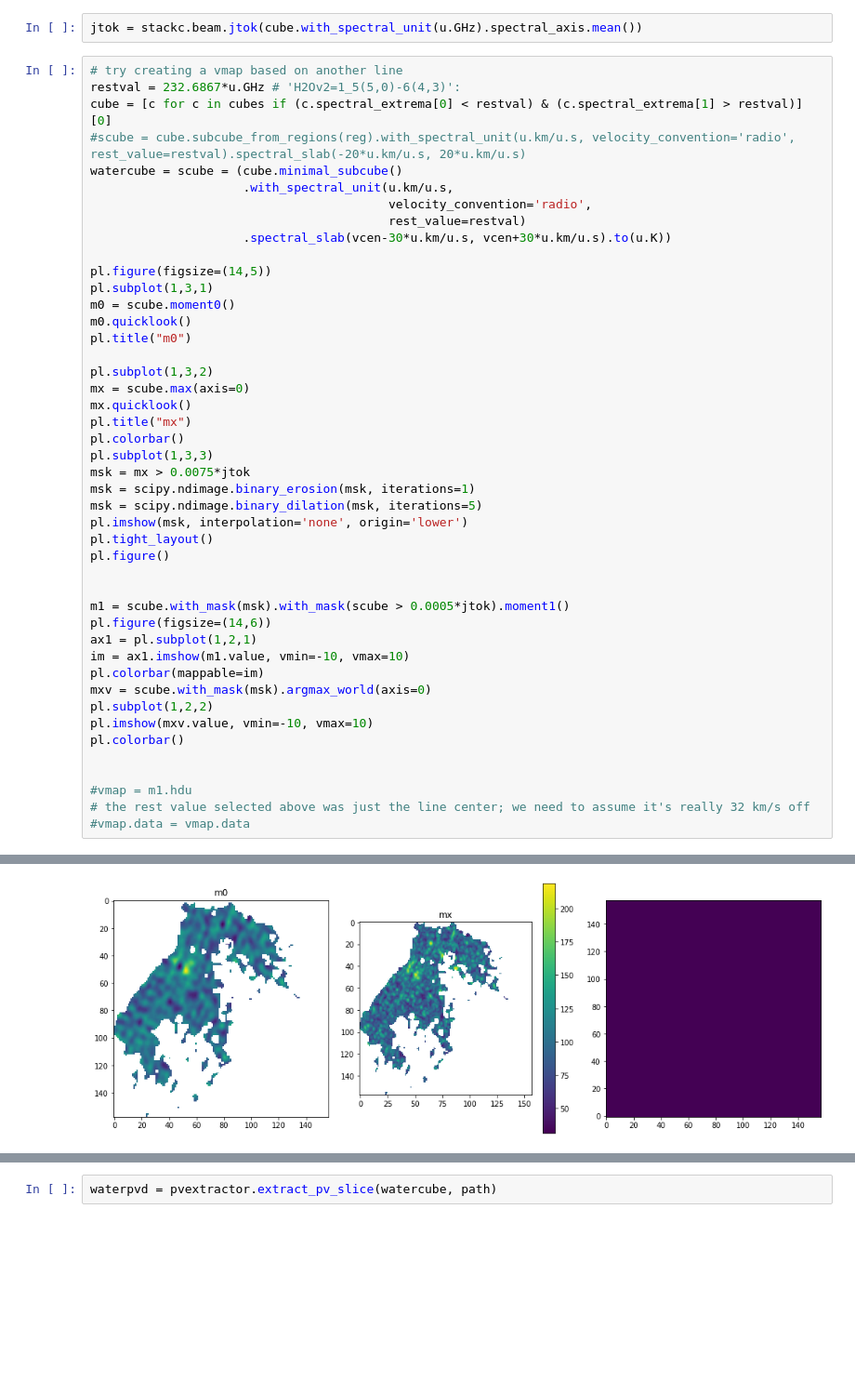
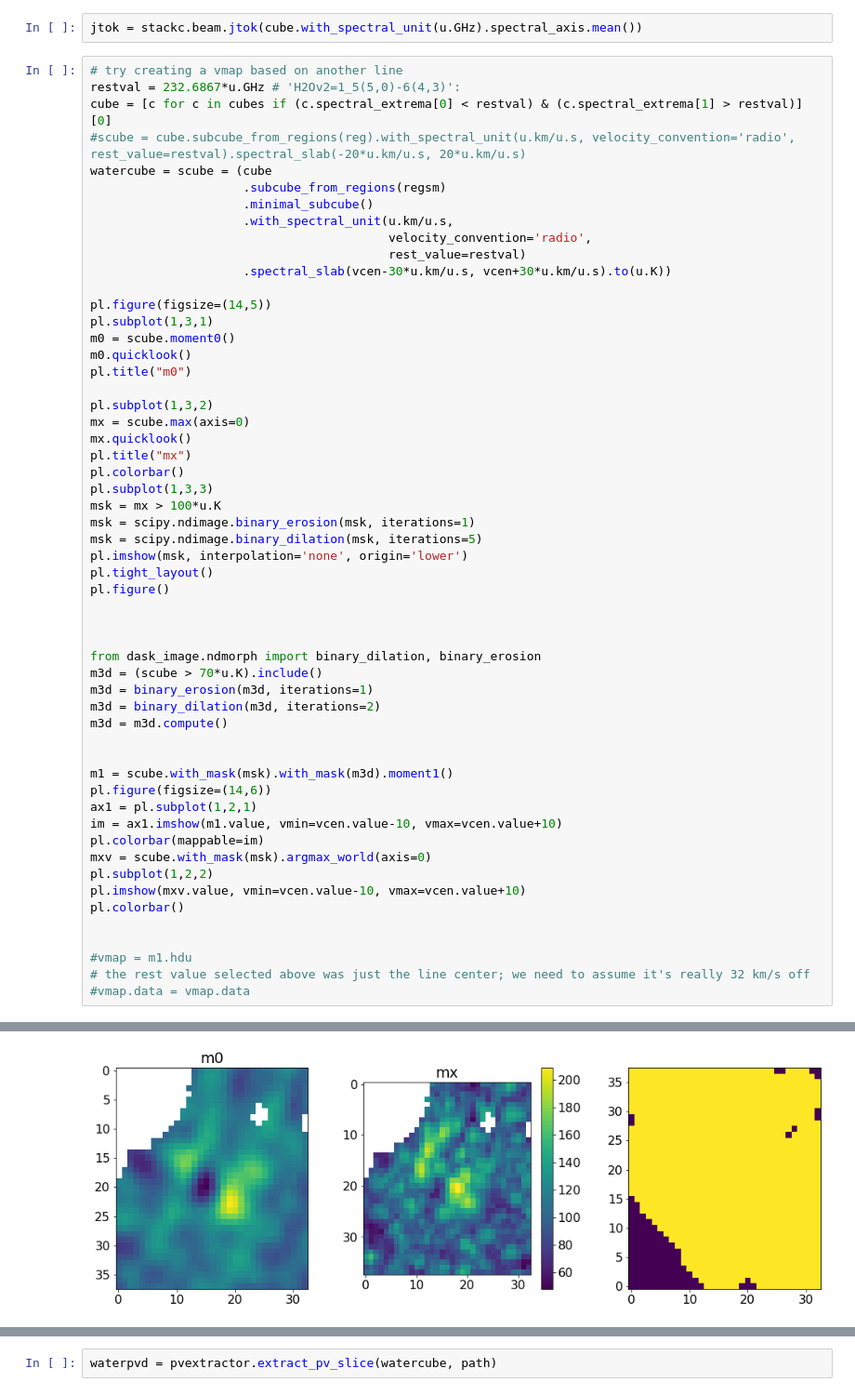
Before and after one commit to keflavich/saltmining, a Jupyter notebook: notebooks/S255IRSaltSearch.ipynb, the cells around one changed output, grey strips where cells are left out. Shown at 93% size. Cells and saved outputs as stored; diff of their text form; blank space fills up the shorter version.

```diff
--- a/notebooks/S255IRSaltSearch.ipynb
+++ b/notebooks/S255IRSaltSearch.ipynb
@@ -389,7 +389,9 @@ jtok = stackc.beam.jtok(cube.with_spectral_unit(u.GHz).spectral_axis.mean())
 restval = 232.6867*u.GHz # 'H2Ov2=1_5(5,0)-6(4,3)':
 cube = [c for c in cubes if (c.spectral_extrema[0] < restval) & (c.spectral_extrema[1] > restval)][0]
 #scube = cube.subcube_from_regions(reg).with_spectral_unit(u.km/u.s, velocity_convention='radio', rest_value=restval).spectral_slab(-20*u.km/u.s, 20*u.km/u.s)
-watercube = scube = (cube.minimal_subcube()
+watercube = scube = (cube
+                     .subcube_from_regions(regsm)
+                     .minimal_subcube()
                      .with_spectral_unit(u.km/u.s,
                                          velocity_convention='radio',
                                          rest_value=restval)
@@ -406,36 +408,44 @@ mx = scube.max(axis=0)
 mx.quicklook()
 pl.title("mx")
 pl.colorbar()
 pl.subplot(1,3,3)
-msk = mx > 0.0075*jtok
+msk = mx > 100*u.K
 msk = scipy.ndimage.binary_erosion(msk, iterations=1)
 msk = scipy.ndimage.binary_dilation(msk, iterations=5)
 pl.imshow(msk, interpolation='none', origin='lower')
 pl.tight_layout()
 pl.figure()
 
 
-m1 = scube.with_mask(msk).with_mask(scube > 0.0005*jtok).moment1()
+
+from dask_image.ndmorph import binary_dilation, binary_erosion
+m3d = (scube > 70*u.K).include()
+m3d = binary_erosion(m3d, iterations=1)
+m3d = binary_dilation(m3d, iterations=2)
+m3d = m3d.compute()
+
+
+m1 = scube.with_mask(msk).with_mask(m3d).moment1()
 pl.figure(figsize=(14,6))
 ax1 = pl.subplot(1,2,1)
-im = ax1.imshow(m1.value, vmin=-10, vmax=10)
+im = ax1.imshow(m1.value, vmin=vcen.value-10, vmax=vcen.value+10)
 pl.colorbar(mappable=im)
 mxv = scube.with_mask(msk).argmax_world(axis=0)
 pl.subplot(1,2,2)
-pl.imshow(mxv.value, vmin=-10, vmax=10)
+pl.imshow(mxv.value, vmin=vcen.value-10, vmax=vcen.value+10)
 pl.colorbar()
 
 
 #vmap = m1.hdu
 # the rest value selected above was just the line center; we need to assume it's really 32 km/s off
 #vmap.data = vmap.data
 # %% [output]
 This function (<function VaryingResolutionSpectralCube.to at 0x...>) requires loading the entire cube into memory and may therefore be slow.
 Do not use the average beam for convolution! Use the smallest common beam from `Beams.common_beam()`.
 Arithmetic beam averaging is being performed.  This is not a mathematically robust operation, but is being permitted because the beams differ by <0.01
 Do not use the average beam for convolution! Use the smallest common beam from `Beams.common_beam()`.
 Arithmetic beam averaging is being performed.  This is not a mathematically robust operation, but is being permitted because the beams differ by <0.01
 This function (<function BaseSpectralCube.argmax_world at 0x...>) requires loading the entire cube into memory and may therefore be slow.
 <matplotlib.colorbar.Colorbar at 0x...>
-[figure, old version]
+[figure, new version]
 <Figure size 432x288 with 0 Axes>
```
Also changed, not shown: parts of 7 cells of this notebook, 4 other files.
